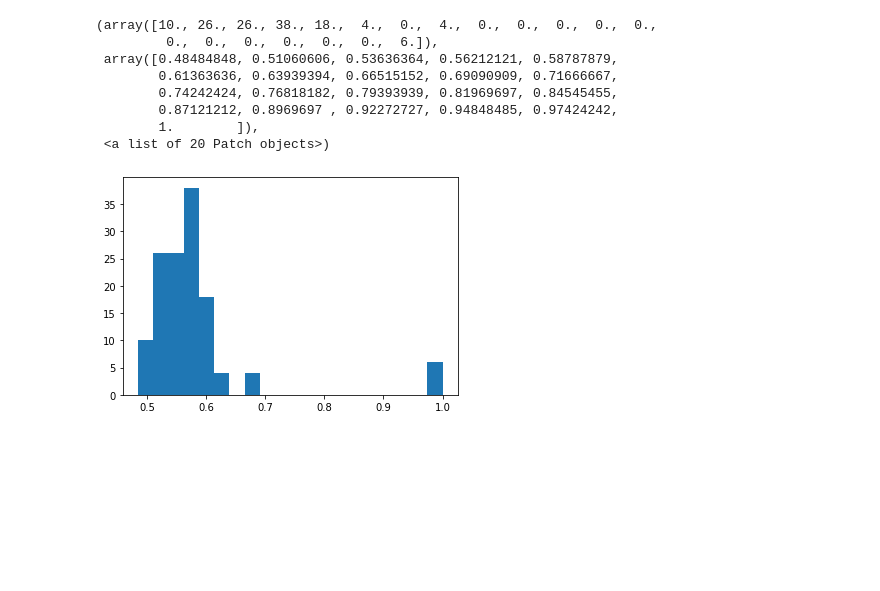
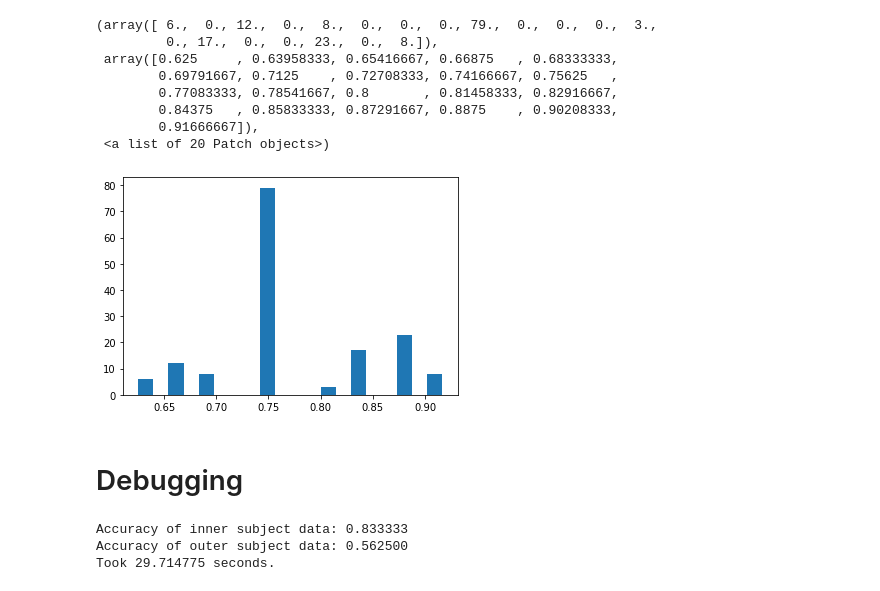
Before and after one commit to alexxyu/fmri-svm, a Jupyter notebook: SVM Classifier.ipynb, the cells around one changed output. Saved outputs shown, nothing was run; the diff lists cells and outputs as text; code cells hidden in the pictures; blank space fills up the shorter version.

```diff
--- a/SVM Classifier.ipynb
+++ b/SVM Classifier.ipynb
@@ -270,0 +413,17 @@ Text(0.5, 69.0, 'Inner Subject')
+# %%
+vals = []
+for column in inner_accs:
+    vals.extend(inner_accs[column].tolist())
+vals = [x for x in vals if str(x) != 'nan']
+
+plt.hist(vals, bins=20)
+# %% [output]
+(array([ 6.,  0., 12.,  0.,  8.,  0.,  0.,  0., 79.,  0.,  0.,  0.,  3.,
+         0., 17.,  0.,  0., 23.,  0.,  8.]),
+ array([0.625     , 0.63958333, 0.65416667, 0.66875   , 0.68333333,
+        0.69791667, 0.7125    , 0.72708333, 0.74166667, 0.75625   ,
+        0.77083333, 0.78541667, 0.8       , 0.81458333, 0.82916667,
+        0.84375   , 0.85833333, 0.87291667, 0.8875    , 0.90208333,
+        0.91666667]),
+ <a list of 20 Patch objects>)
+[figure, added]
@@ -271,30 +432,27 @@ Text(0.5, 69.0, 'Inner Subject')
+# %% [markdown]
+# Debugging
 # %%
 path = r'scans/output/PRE/'
 roi = 1                            # V1-roi: 0, MT-roi: 1
 conds = [1, 3]                     # trained_cp: 0, trained_ip: 1, untrained_cp: 2, untrained_ip: 3
 block_length = 624
-folds = 5
 
-gamma_range = {'start': -13, 'stop': 1, 'num': 8, 'base': 2.0}
-C_range = {'start': -3, 'stop': 11, 'num': 8, 'base': 2.0}
+gamma_range = {'start': -13, 'stop': 1, 'num': 32, 'base': 2.0}
+C_range = {'start': -3, 'stop': 11, 'num': 32, 'base': 2.0}
+kernels = ['rbf', 'sigmoid']
 
-accs_unscrambled, outer_accs_unscrambled = train(path, roi, conds, block_length, gamma_range, C_range, folds)
-# accs_unscrambled.to_csv('no_scramble.csv', sep='\t')
+start = time.time()
+
+subjects, suffix = get_subjects(path)
+x_train, y_train, x_test, y_test, x_outer, y_outer = generate_data(subjects, 2, 1, path, suffix, block_length, roi, conds)
+best_params, best_acc = get_optimal_test(x_train, y_train, x_test, y_test, kernels, gamma_range, C_range)
+
+print("Accuracy of inner subject data: %f" % (best_acc))
+svclassifier = SVC(kernel=best_params['kernel'], gamma=best_params['gamma'], C=best_params['C'])
+svclassifier.fit(x_train, y_train)
+print("Accuracy of outer subject data: %f" % (svclassifier.score(x_outer, y_outer)))
+print("Took %f seconds." % (time.time() - start))
+# %% [output]
+Accuracy of inner subject data: 0.833333
+Accuracy of outer subject data: 0.562500
+Took 29.714775 seconds.
-# %%
-accs_unscrambled = pd.read_csv('output/no_scramble5.csv', sep='\t', index_col=0)
-vals = []
-for column in accs_unscrambled:
-    vals.extend(accs_unscrambled[column].tolist())
-vals = [x for x in vals if str(x) != 'nan']
-
-plt.hist(vals, bins=20)
-# %% [output]
-(array([10., 26., 26., 38., 18.,  4.,  0.,  4.,  0.,  0.,  0.,  0.,  0.,
-         0.,  0.,  0.,  0.,  0.,  0.,  6.]),
- array([0.48484848, 0.51060606, 0.53636364, 0.56212121, 0.58787879,
-        0.61363636, 0.63939394, 0.66515152, 0.69090909, 0.71666667,
-        0.74242424, 0.76818182, 0.79393939, 0.81969697, 0.84545455,
-        0.87121212, 0.8969697 , 0.92272727, 0.94848485, 0.97424242,
-        1.        ]),
- <a list of 20 Patch objects>)
-[figure, removed]
```
Also changed, not shown: parts of 44 cells of this notebook, 3 other files.
